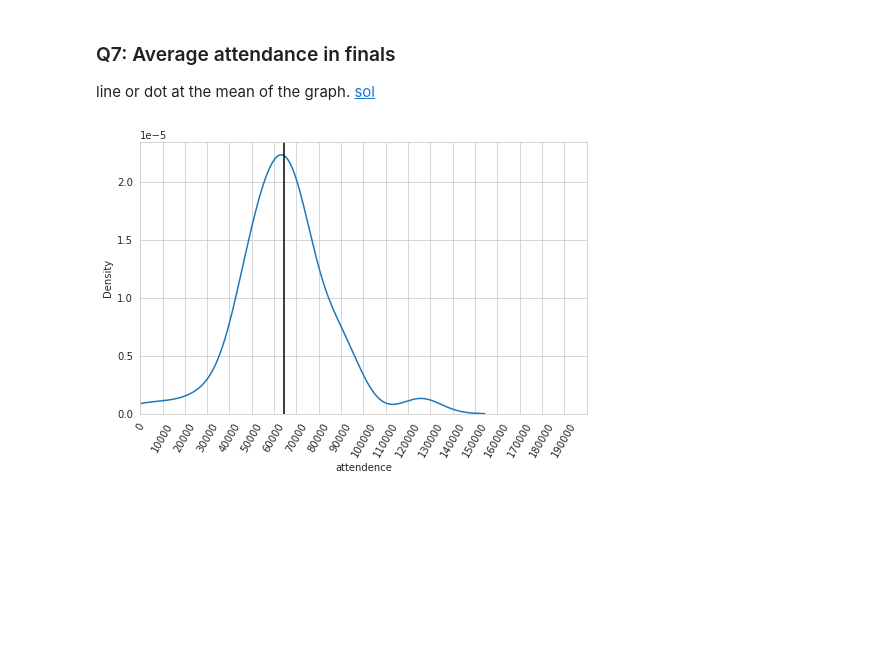
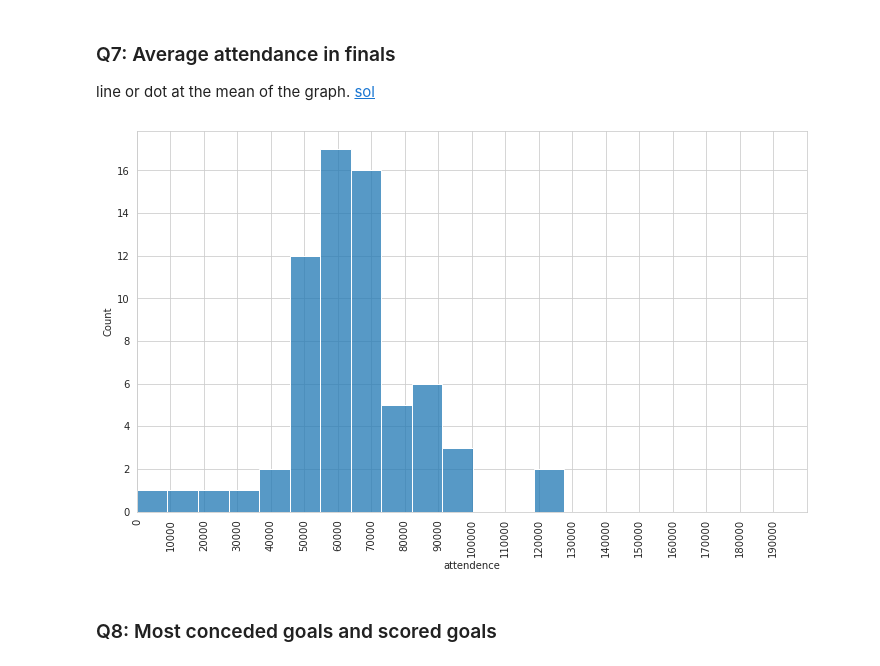
Before and after one commit to O-Hatem/My-Journey, a Jupyter notebook: _notebooks/2022-06-09-Champions-league-finals.ipynb, the cells around one changed output. Drawn from its saved outputs; the diff is of its cells as text; code cells hidden in the pictures; blank space fills up the shorter version.

```diff
--- a/_notebooks/2022-06-09-Champions-league-finals.ipynb
+++ b/_notebooks/2022-06-09-Champions-league-finals.ipynb
@@ -293,10 +293,11 @@ barplotting(x=most_used_stadiums, y=most_used_stadiums.index, yticksrange=max(mo
 line or dot at the mean of the graph. [sol](https://www.tutorialspoint.com/how-to-locate-the-median-in-a-seaborn-kde-plot)
 # %%
 attendance_mean = np.mean(champions_finals['attendence'])
-plt.figure(figsize=(8,5))
-sns.kdeplot(x='attendence', data=champions_finals)
-plt.xticks(np.arange(0, 200_000, 10_000), rotation=60)
-plt.xlim([0, 200000])
-plt.axvline(attendance_mean, c='k');
+plt.figure(figsize=(12,7))
+sns.histplot(x='attendence', data=champions_finals)
+plt.xticks(np.arange(0, 200_000, 10_000), rotation=90)
+plt.xlim([0, 200000]);
 # %% [output]
-[figure, old version]
+[figure, new version]
+# %% [markdown]
+### Q8: Most conceded goals and scored goals
```
Also changed, not shown: parts of 8 cells of this notebook.
